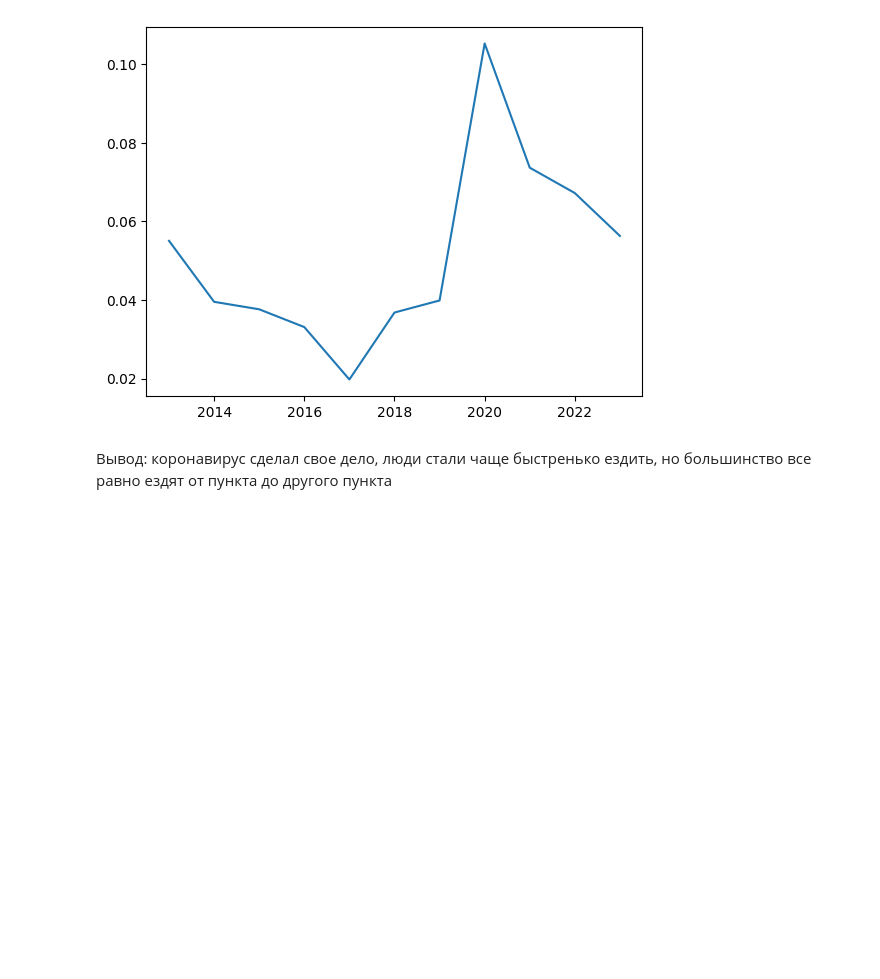
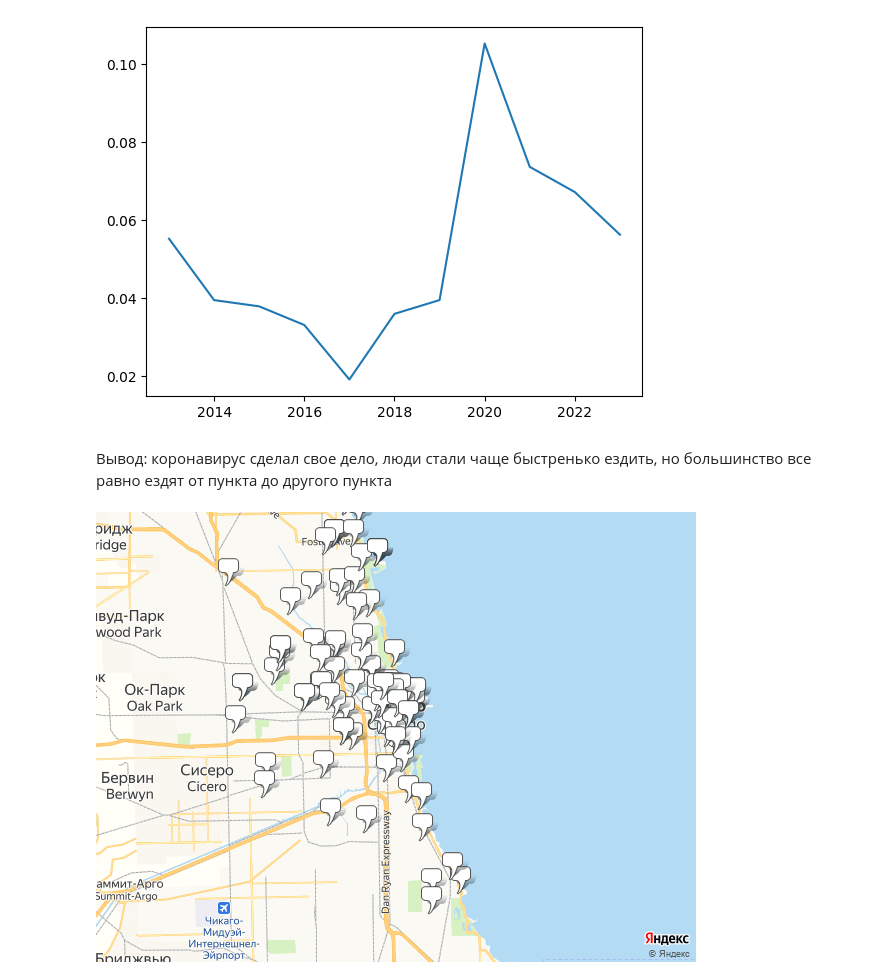
Before and after one commit to Konstantin-Kalug/yandex_bigdata_intensive, a Jupyter notebook: Target_audience.ipynb, the cells around one changed output. Drawn from its saved outputs; the diff is of its cells as text; code cells hidden in the pictures; blank space fills up the shorter version.

```diff
--- a/Target_audience.ipynb
+++ b/Target_audience.ipynb
@@ -203,3 +206,24 @@ plt.plot(range(2013, 2024), percent_res)
 [figure]
 # %% [markdown]
 Вывод: коронавирус сделал свое дело, люди стали чаще быстренько ездить, но большинство все равно ездят от пункта до другого пункта
+# %%
+import requests
+
+
+API_SERVER = "http://static-maps.yandex.ru/1.x"
+
+
+def set_request(points):
+    params = {"ll": "-87.623766,41.875732",
+              "spn": "0.15,0.15",
+              "l": 'map'}
+    params['pt'] = '~'.join(points)
+    image = requests.get(API_SERVER, params)
+    with open('data/map.png', "wb") as file:
+        file.write(image.content)
+# %%
+set_request(points[:100])
+from IPython.display import Image
+Image(filename='data/map.png')
+# %% [output]
+[figure, added]
```
Also changed, not shown: parts of 3 cells of this notebook.
